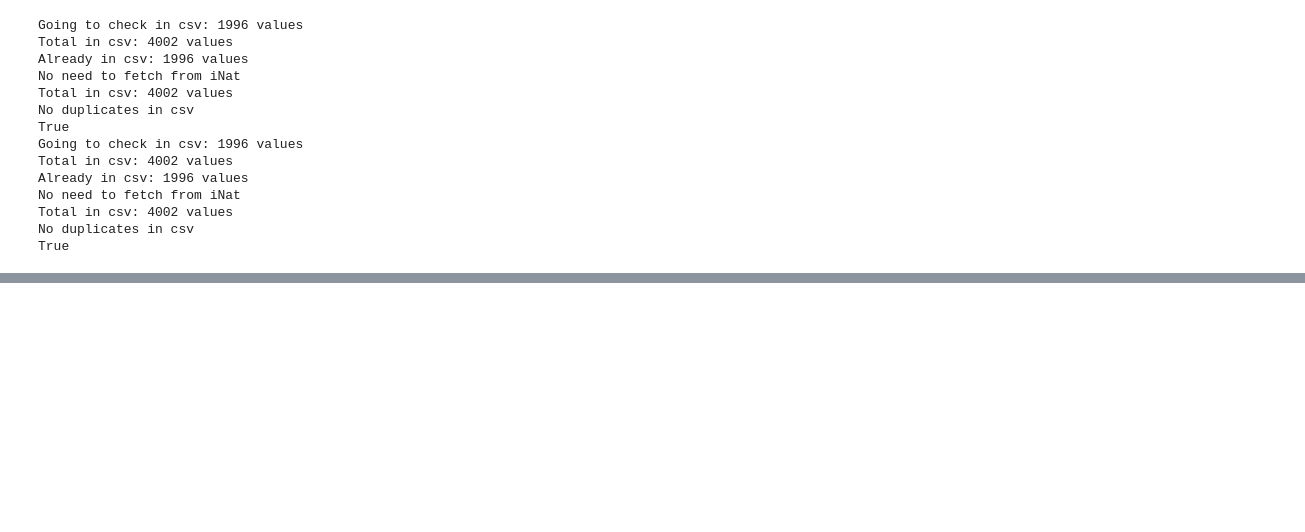
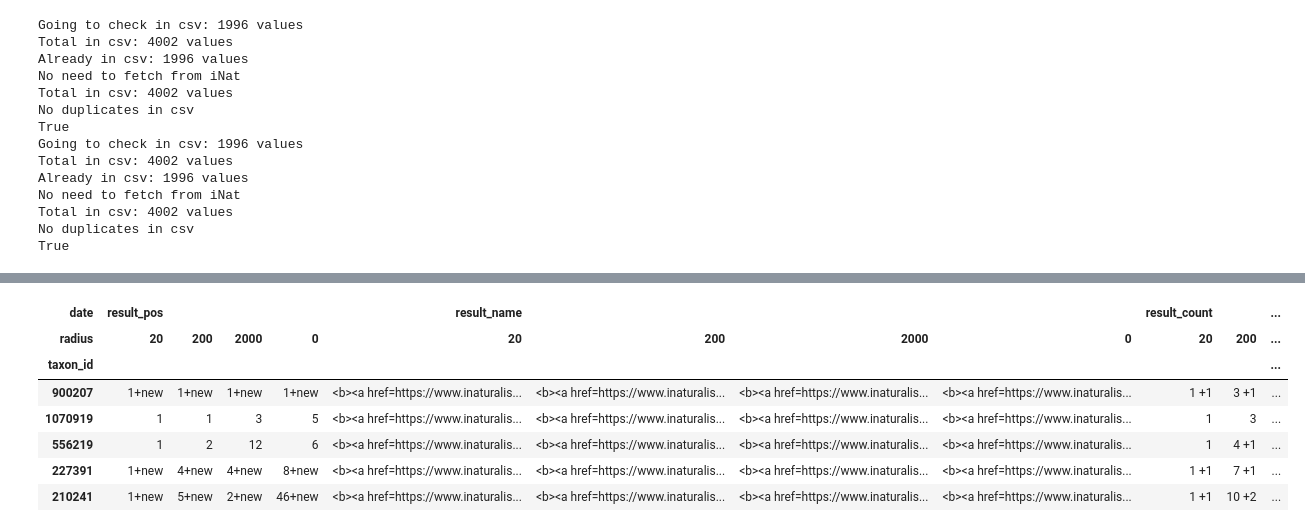
Before and after one commit to baidakovil/iNat-statistics, a Jupyter notebook: inat_raritets.ipynb, the cells around one changed output, grey strips where cells are left out. Saved outputs shown, nothing was run; the diff lists cells and outputs as text; code cells hidden in the pictures; blank space fills up the shorter version.

```diff
--- a/inat_raritets.ipynb
+++ b/inat_raritets.ipynb
@@ -430,0 +451,53 @@ Can not update radiuses-quantity information
+# %%
+def joininfo(row):
+
+    taxon_name = row['taxon_name'].item()
+    common_name = row['common_name'].item()
+    ifnew = row['ifnew'].item()
+    pos_finish = row['pos_finish'].astype('string')
+    taxon_rang = row['taxon_rang'].item()
+    count_diff = row['count_diff'].astype('string')
+    count = row[finish_date].astype('string')
+    taxon_id = row.name
+
+    taxon_name_link = f'<a href=https://www.inaturalist.org/taxa/{taxon_id}>{str(taxon_name)}</a>'
+    common_name_link = f'<a href=https://www.inaturalist.org/taxa/{taxon_id}>{str(common_name)}</a>'
+
+
+
+    if pd.isnull(common_name):
+        bold = f'<b>{taxon_name_link}</b>'
+        italic = ''
+    else:
+        bold = f'<b>{common_name_link}</b>'
+        italic = f'<br><i>{taxon_name}</i>'
+
+    if pd.isnull(ifnew):
+        ifnew = ''
+    else:
+        ifnew = '+new'
+
+    if taxon_rang == 'Вид':
+        taxon_rang = ''
+    else:
+        # taxon_rang = f'<div style="color:gray"> ({taxon_rang})</div>'
+        taxon_rang = f' {taxon_rang}'
+
+    row['result_name'] = bold + taxon_rang + italic
+    row['result_pos'] = pos_finish + ifnew
+    row['result_count'] = count + ' ' + count_diff
+
+
+    return row
+# %%
+df_info = df_added_res_cols.apply(joininfo, axis=1)
+df_info.head(5)
+# %% [output]
+| date | result_pos |  |  |  | result_name |  |  |  | result_count |  | ... |
+| radius | 20 | 200 | 2000 | 0 | 20 | 200 | 2000 | 0 | 20 | 200 | ... |
+| taxon_id |  |  |  |  |  |  |  |  |  |  | ... |
+| 900207 | 1+new | 1+new | 1+new | 1+new | <b><a href=https://www.inaturalis... | <b><a href=https://www.inaturalis... | <b><a href=https://www.inaturalis... | <b><a href=https://www.inaturalis... | 1 +1 | 3 +1 | ... |
+| 1070919 | 1 | 1 | 3 | 5 | <b><a href=https://www.inaturalis... | <b><a href=https://www.inaturalis... | <b><a href=https://www.inaturalis... | <b><a href=https://www.inaturalis... | 1 | 3 | ... |
+| 556219 | 1 | 2 | 12 | 6 | <b><a href=https://www.inaturalis... | <b><a href=https://www.inaturalis... | <b><a href=https://www.inaturalis... | <b><a href=https://www.inaturalis... | 1 | 4 +1 | ... |
+| 227391 | 1+new | 4+new | 4+new | 8+new | <b><a href=https://www.inaturalis... | <b><a href=https://www.inaturalis... | <b><a href=https://www.inaturalis... | <b><a href=https://www.inaturalis... | 1 +1 | 7 +1 | ... |
+| 210241 | 1+new | 5+new | 2+new | 46+new | <b><a href=https://www.inaturalis... | <b><a href=https://www.inaturalis... | <b><a href=https://www.inaturalis... | <b><a href=https://www.inaturalis... | 1 +1 | 10 +2 | ... |
```
Also changed, not shown: parts of 18 cells of this notebook, 1 other file.
